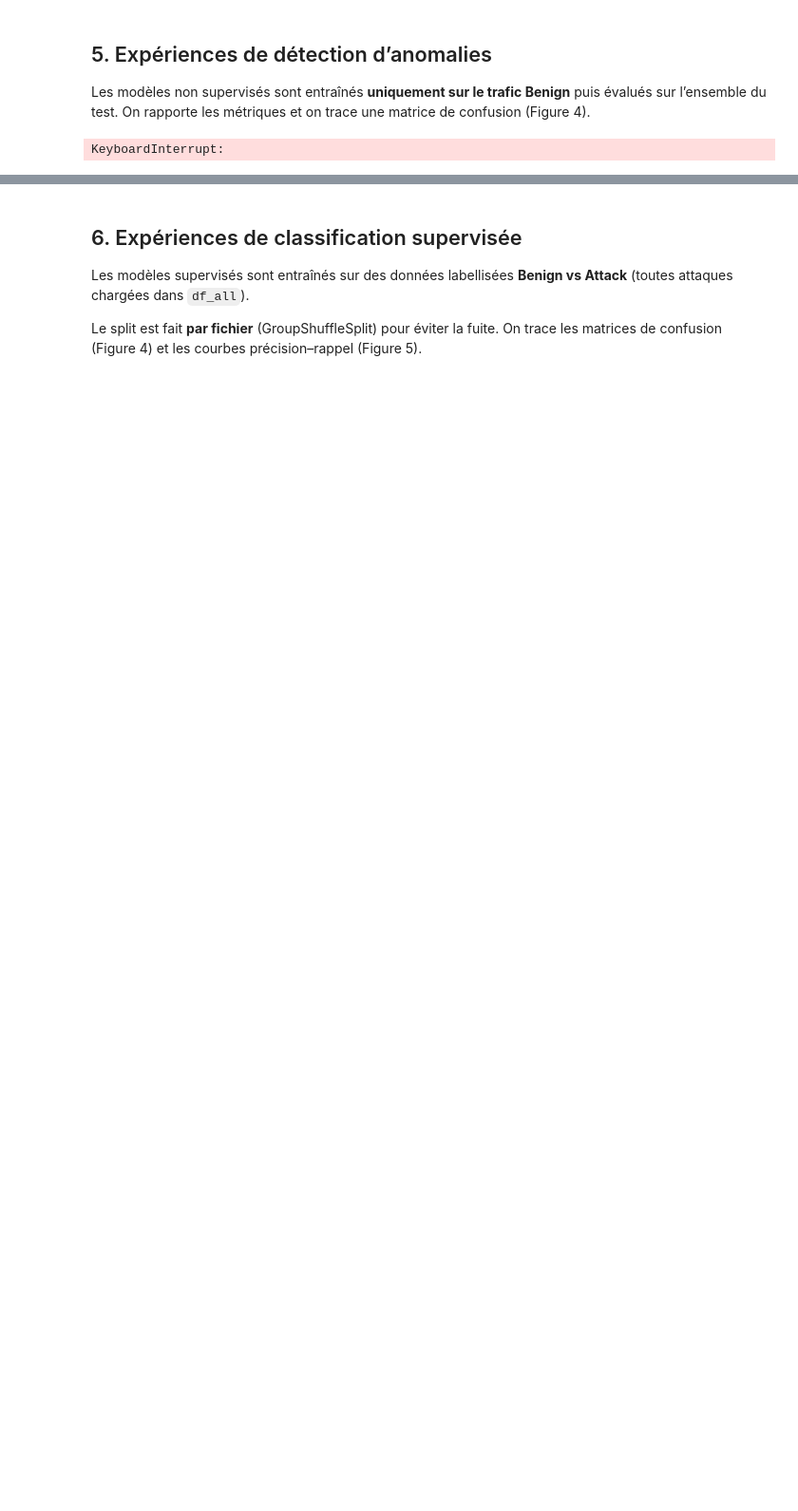
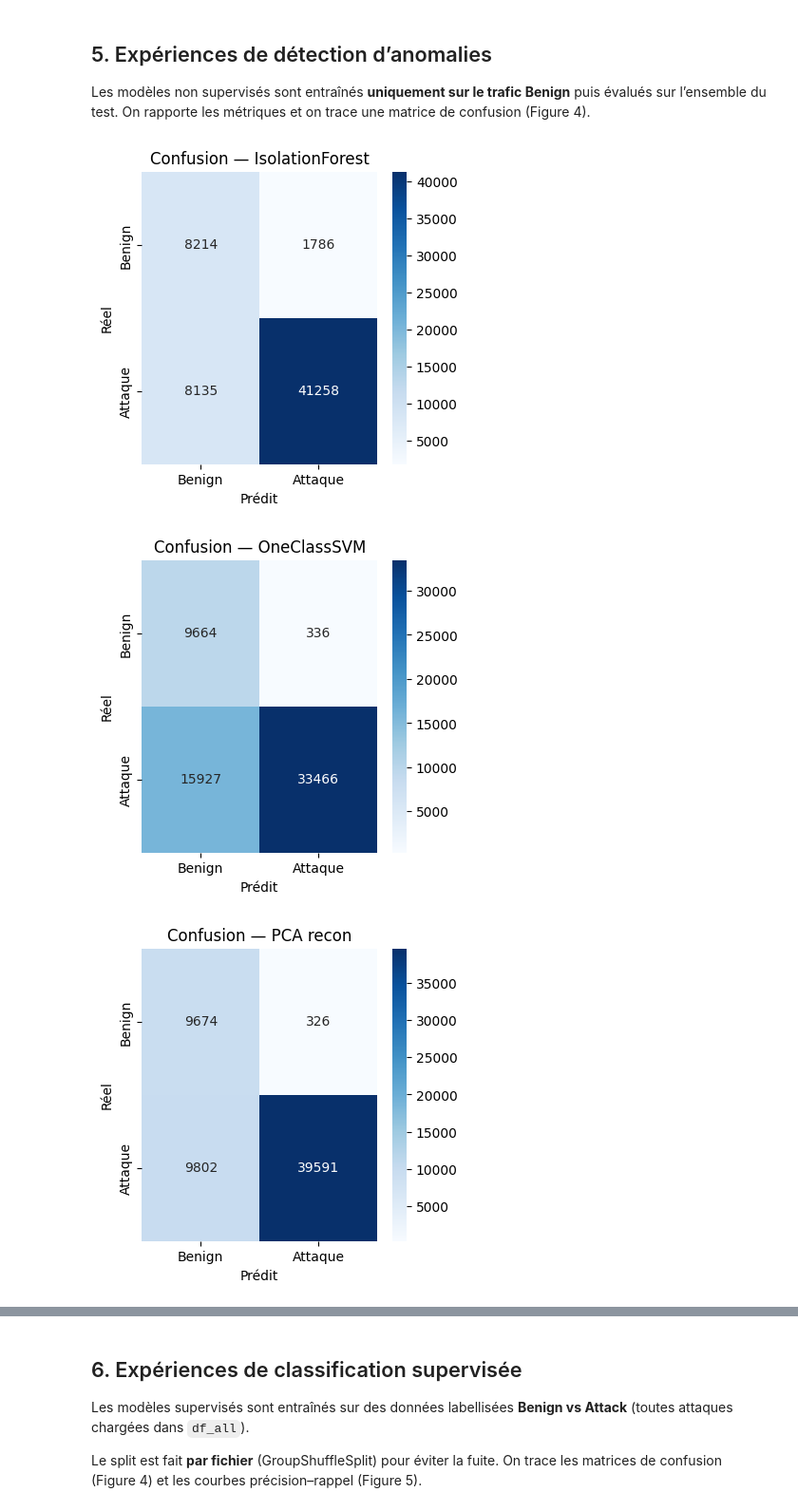
Before and after one commit to ErkannCh/mlsecu, a Jupyter notebook: mlsecu.ipynb, the cells around one changed output, grey strips where cells are left out. Shown at 95% size. Cells and saved outputs as stored; diff of their text form; code cells hidden in the pictures; blank space fills up the shorter version.

```diff
--- a/mlsecu.ipynb
+++ b/mlsecu.ipynb
@@ -412,38 +324,40 @@ iso_pred = (iso.predict(binary_scenario["X_test"]) == -1).astype(int)
 iso_score = -iso.score_samples(binary_scenario["X_test"])
 
 
 oc = OneClassSVM(kernel="rbf", nu=0.05, gamma="scale")
 oc.fit(binary_scenario["X_train"][binary_scenario["y_train"] == 0])
 oc_pred = (oc.predict(binary_scenario["X_test"]) == -1).astype(int)
 oc_score = -oc.decision_function(binary_scenario["X_test"])
 
 
 pca = PCA(n_components=0.95, random_state=RANDOM_STATE)
 pca.fit(binary_scenario["X_train"][binary_scenario["y_train"] == 0])
 recon_error = np.mean((binary_scenario["X_test"] - pca.inverse_transform(pca.transform(binary_scenario["X_test"]))) ** 2, axis=1)
 train_recon_error = np.mean((binary_scenario["X_train"][binary_scenario["y_train"] == 0] - pca.inverse_transform(pca.transform(binary_scenario["X_train"][binary_scenario["y_train"] == 0]))) ** 2, axis=1)
 pca_pred = (recon_error > np.quantile(train_recon_error, 0.95)).astype(int)
 
 
 
 
 
-results.append(eval_binary(binary_scenario["y_test"], iso_pred, y_score=iso_score, title=f"Non supervisé - IsolationForest"))
-results.append(eval_binary(binary_scenario["y_test"], oc_pred, y_score=oc_score, title=f"Non supervisé - OneClassSVM"))
-results.append(eval_binary(binary_scenario["y_test"], pca_pred, y_score=recon_error, title=f"Non supervisé - Erreur de reconstruction PCA"))
+results.append(eval_binary(binary_scenario["y_test"], iso_pred, iso_score, title=f"Non supervisé - IsolationForest"))
+results.append(eval_binary(binary_scenario["y_test"], oc_pred, oc_score, title=f"Non supervisé - OneClassSVM"))
+results.append(eval_binary(binary_scenario["y_test"], pca_pred, recon_error, title=f"Non supervisé - Erreur de reconstruction PCA"))
 for r in results:
 	r["scenario"] = binary_scenario["name"]
 
 artifacts["iso_pred"] = iso_pred
 artifacts["oc_pred"] = oc_pred
 artifacts["pca_pred"] = pca_pred
 
-plot_confusion(binary_scenario["y_test"], artifacts["iso_pred"],   "Confusion — IsolationForest")
-plot_confusion(binary_scenario["y_test"], artifacts["oc_pred"],    "Confusion — OneClassSVM")
-plot_confusion(binary_scenario["y_test"], artifacts["pca_pred"],   "Confusion — PCA recon")
+plot_confusion_matrix(binary_scenario["y_test"], artifacts["iso_pred"],   "Confusion — IsolationForest", class_names=["Benign", "Attaque"])
+plot_confusion_matrix(binary_scenario["y_test"], artifacts["oc_pred"],    "Confusion — OneClassSVM", class_names=["Benign", "Attaque"])
+plot_confusion_matrix(binary_scenario["y_test"], artifacts["pca_pred"],   "Confusion — PCA recon", class_names=["Benign", "Attaque"])
 
 unsup_df = pd.DataFrame(results)
-unsup_df = unsup_df[["scenario", "title", "precision", "recall", "auprc", "balanced_acc", "mcc", "tn", "fp", "fn", "tp"]]
+unsup_df = unsup_df[["scenario", "title", "precision", "recall", "auprc", "balanced_acc", "mcc", "cm"]]
 unsup_df
 # %% [output]
-KeyboardInterrupt:
+[figure, added]
+[figure, added]
+[figure, added]
```
Also changed, not shown: parts of 10 cells of this notebook.
